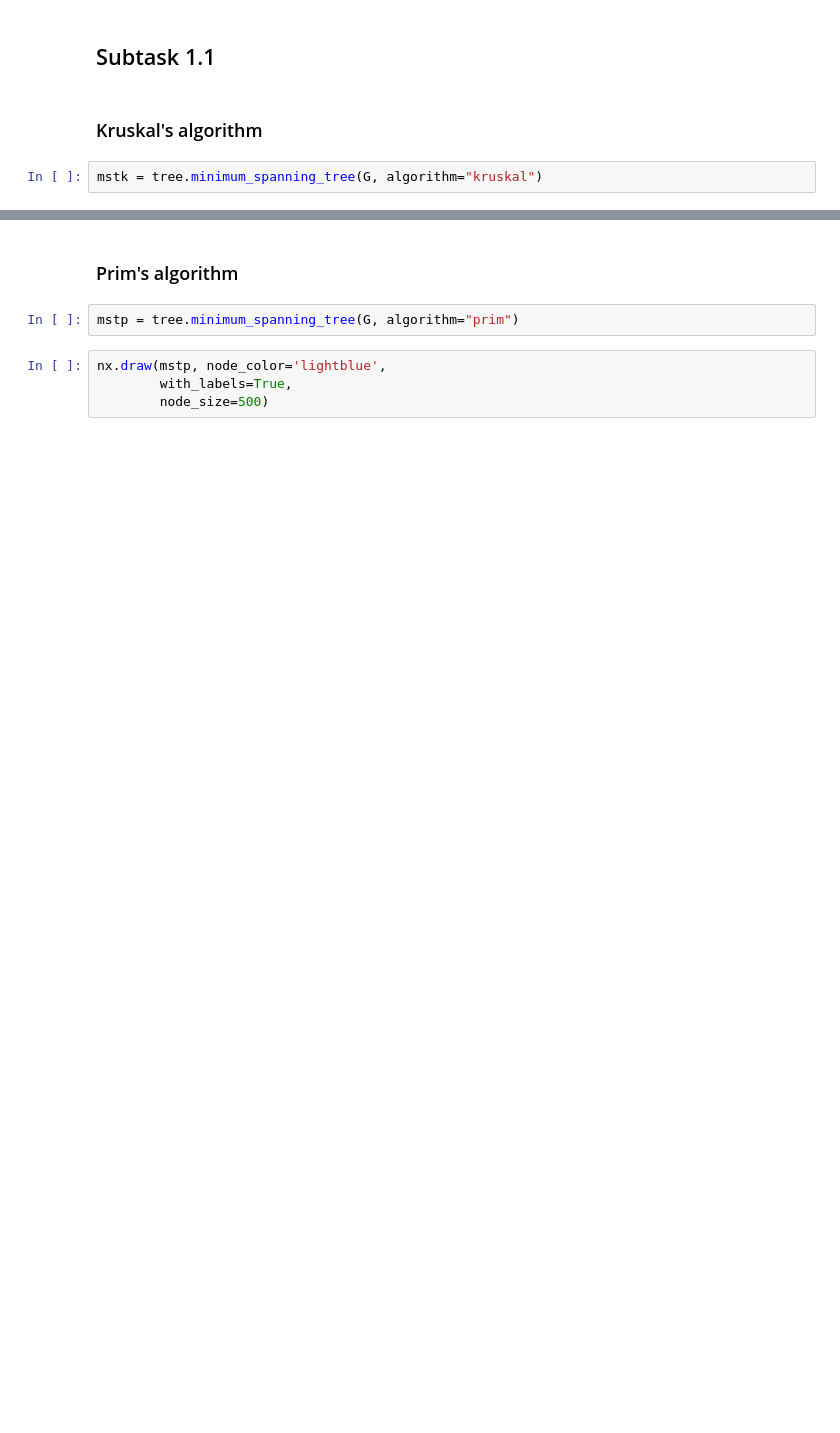
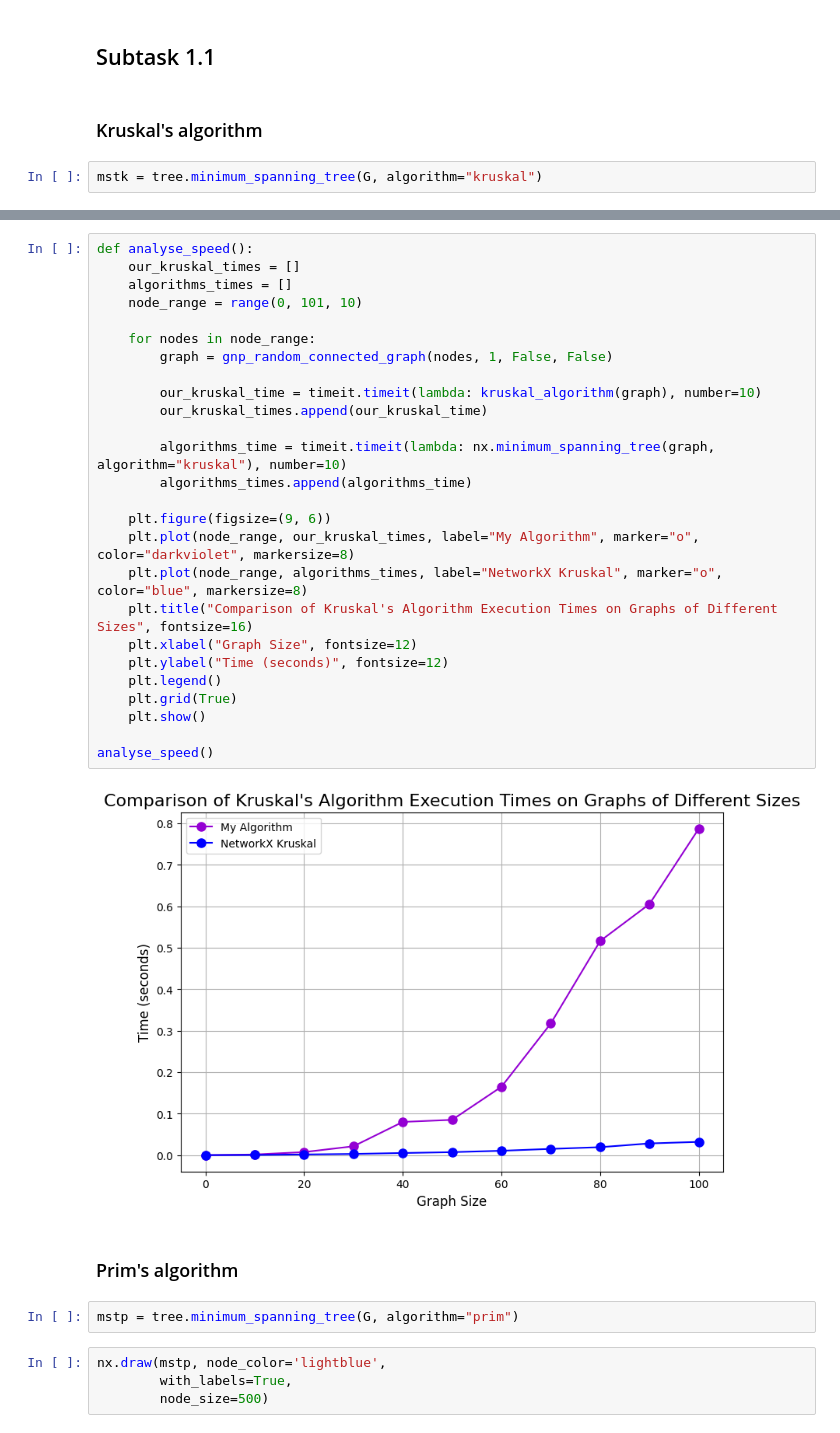
Before and after one commit to D-VLAD1/DecisionTree-PathAlgorithms, a Jupyter notebook: Lab1_trees.ipynb, the cells around one changed output, grey strips where cells are left out. Cells and saved outputs as stored; diff of their text form; blank space fills up the shorter version.

```diff
--- a/Lab1_trees.ipynb
+++ b/Lab1_trees.ipynb
@@ -122,3 +158,31 @@ mstk.edges(), len(mstk.edges())
+# %%
+def analyse_speed():
+    our_kruskal_times = []
+    algorithms_times = []
+    node_range = range(0, 101, 10)
+
+    for nodes in node_range:
+        graph = gnp_random_connected_graph(nodes, 1, False, False)
+
+        our_kruskal_time = timeit.timeit(lambda: kruskal_algorithm(graph), number=10)
+        our_kruskal_times.append(our_kruskal_time)
+
+        algorithms_time = timeit.timeit(lambda: nx.minimum_spanning_tree(graph, algorithm="kruskal"), number=10)
+        algorithms_times.append(algorithms_time)
+
+    plt.figure(figsize=(9, 6))
+    plt.plot(node_range, our_kruskal_times, label="My Algorithm", marker="o", color="darkviolet", markersize=8)
+    plt.plot(node_range, algorithms_times, label="NetworkX Kruskal", marker="o", color="blue", markersize=8)
+    plt.title("Comparison of Kruskal's Algorithm Execution Times on Graphs of Different Sizes", fontsize=16)
+    plt.xlabel("Graph Size", fontsize=12)
+    plt.ylabel("Time (seconds)", fontsize=12)
+    plt.legend()
+    plt.grid(True)
+    plt.show()
+
+analyse_speed()
+# %% [output]
+[figure, added]
 # %% [markdown]
 ### Prim's algorithm
 # %%
```
Also changed, not shown: parts of 30 cells of this notebook.
